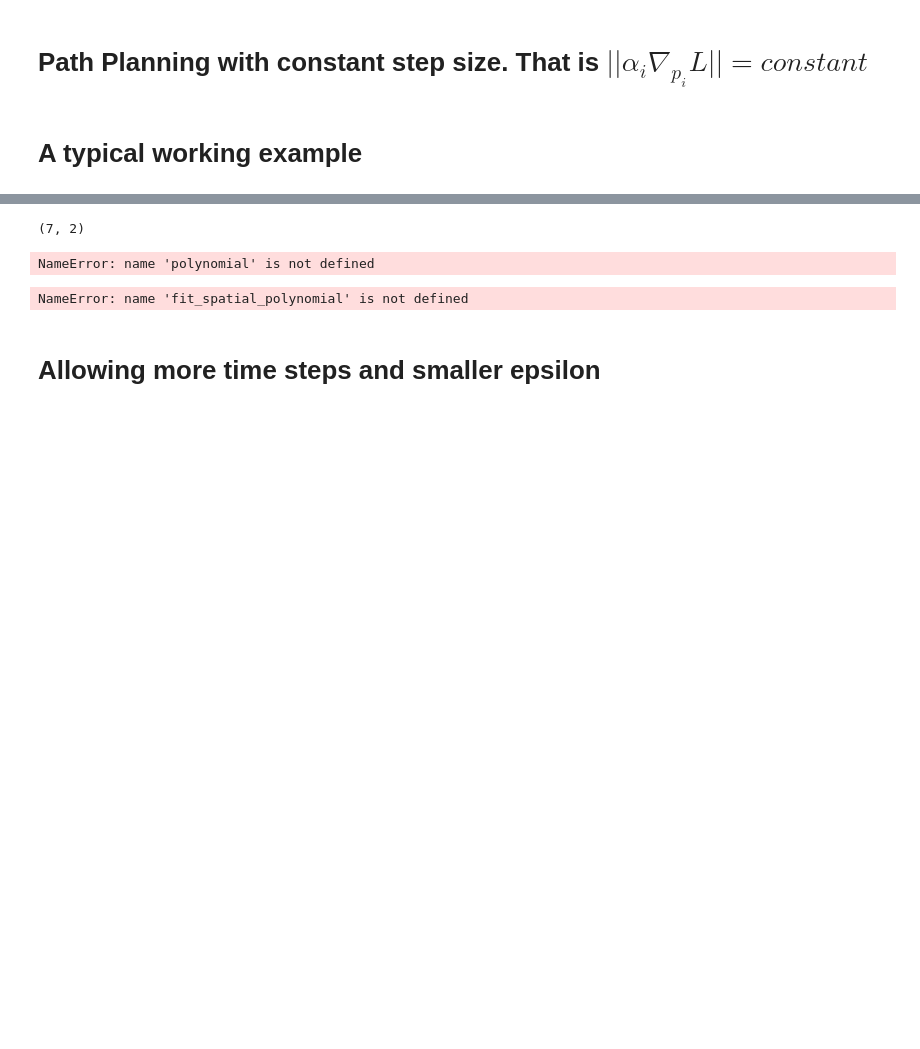
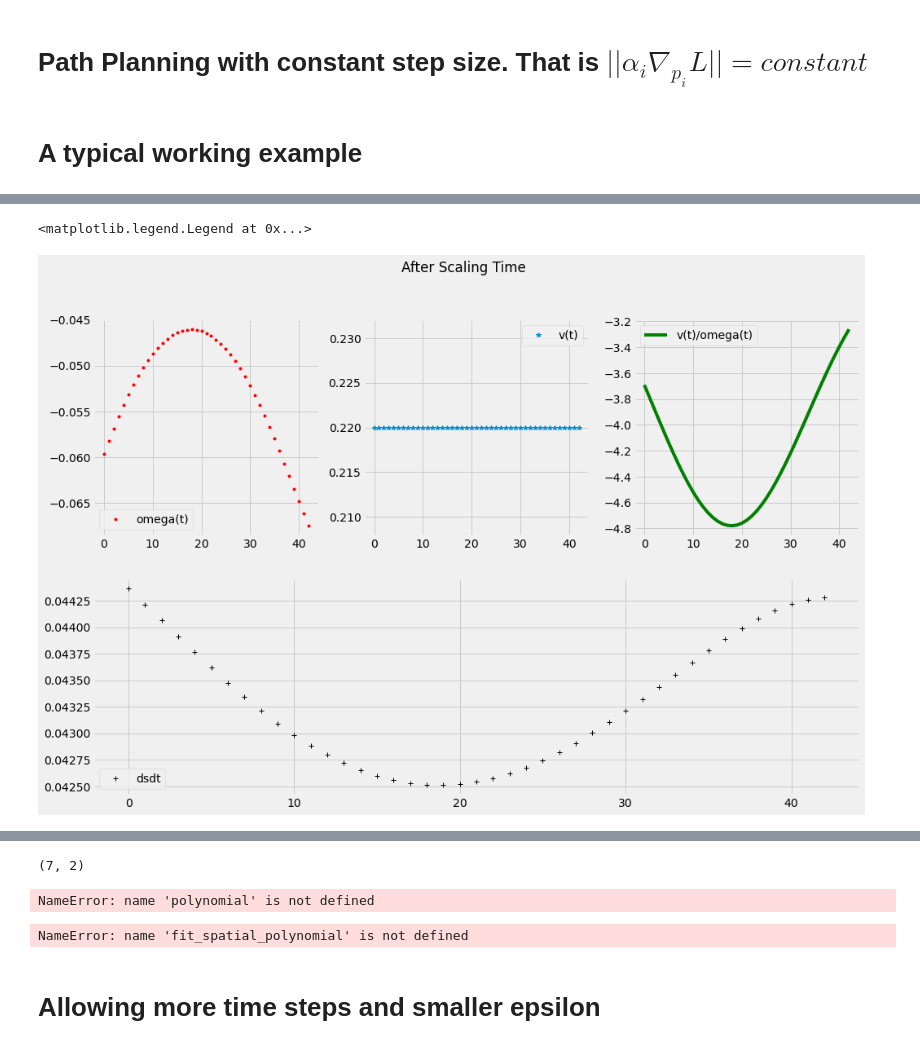
Before and after one commit to lina-robotics-lab/fim_track, a Jupyter notebook: src/Path Planning with FIM gradient descent .ipynb, the cells around one changed output, grey strips where cells are left out. Saved outputs shown, nothing was run; the diff lists cells and outputs as text; code cells hidden in the pictures; blank space fills up the shorter version.

```diff
--- a/src/Path Planning with FIM gradient descent .ipynb
+++ b/src/Path Planning with FIM gradient descent .ipynb
@@ -201 +232,21 @@ p,pDot,pDDot,theta,v,omega=unscaled_2D_spline_motion(waypoints,poly_order, state
+# %%
+plt.figure(figsize=(15,10))
+plt.suptitle('After Scaling Time')
+
+plt.subplot(2,1,2)
+plt.plot(dsdt,'+',label='dsdt',color='black')
+plt.legend()
+
+plt.subplot(2,3,1)
+plt.plot(omega,'.',label='omega(t)',color='r')
+plt.legend()
+plt.subplot(2,3,2)
+plt.plot(v,'*',label='v(t)')
+plt.legend()
+plt.subplot(2,3,3)
+plt.plot(v/omega,label='v(t)/omega(t)',color='g')
+plt.legend()
+# %% [output]
+<matplotlib.legend.Legend at 0x...>
+[figure, added]
 # %%
```
Also changed, not shown: parts of 13 cells of this notebook, 1 other file.
